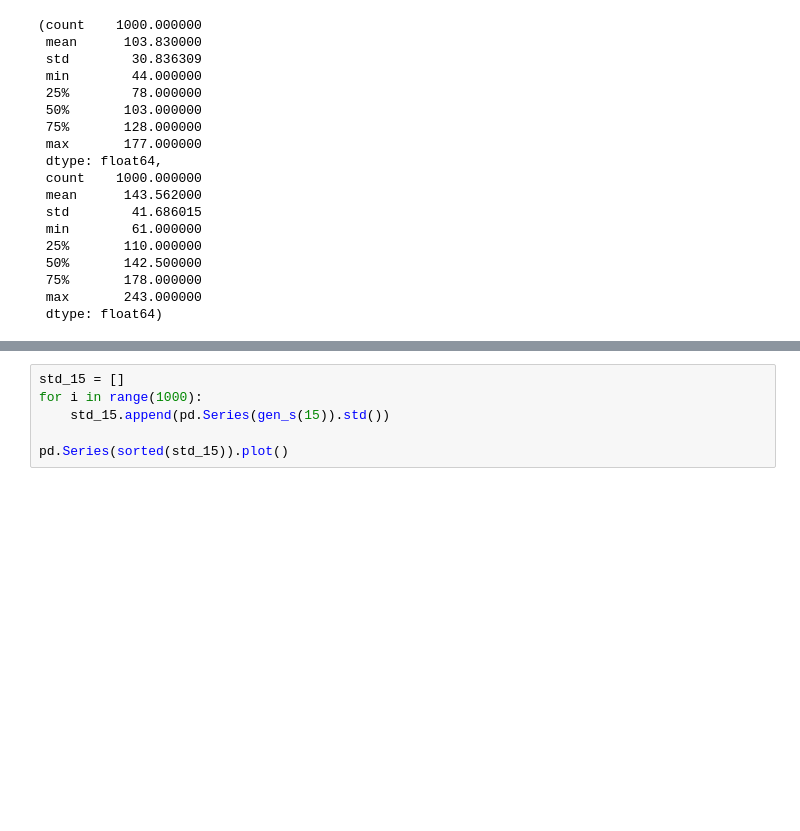
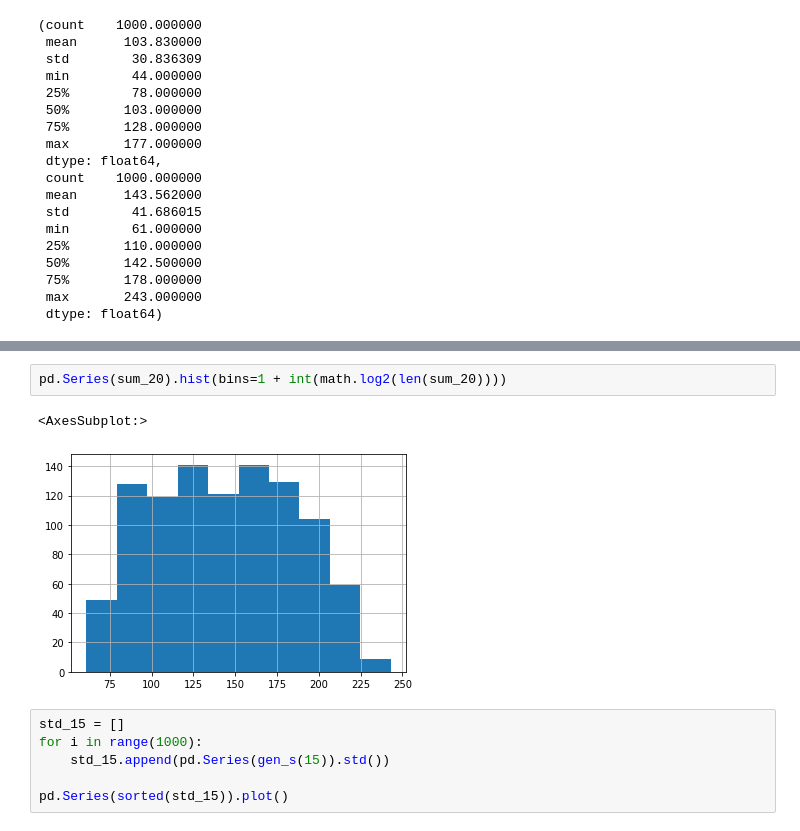
Before and after one commit to noy72/future-contest-2022-qual-a, a Jupyter notebook: jupyter/2021-11-06_入力値の統計.ipynb, the cells around one changed output, grey strips where cells are left out. Drawn from its saved outputs; the diff is of its cells as text; blank space fills up the shorter version.

```diff
--- a/jupyter/2021-11-06_入力値の統計.ipynb
+++ b/jupyter/2021-11-06_入力値の統計.ipynb
@@ -109,3 +118,8 @@ pd.Series(sum_10).describe(), pd.Series(sum_20).describe()
+# %%
+pd.Series(sum_20).hist(bins=1 + int(math.log2(len(sum_20))))
+# %% [output]
+<AxesSubplot:>
+[figure, added]
 # %%
 std_15 = []
 for i in range(1000):
```
Also changed, not shown: parts of 5 cells of this notebook, 1 other file.
